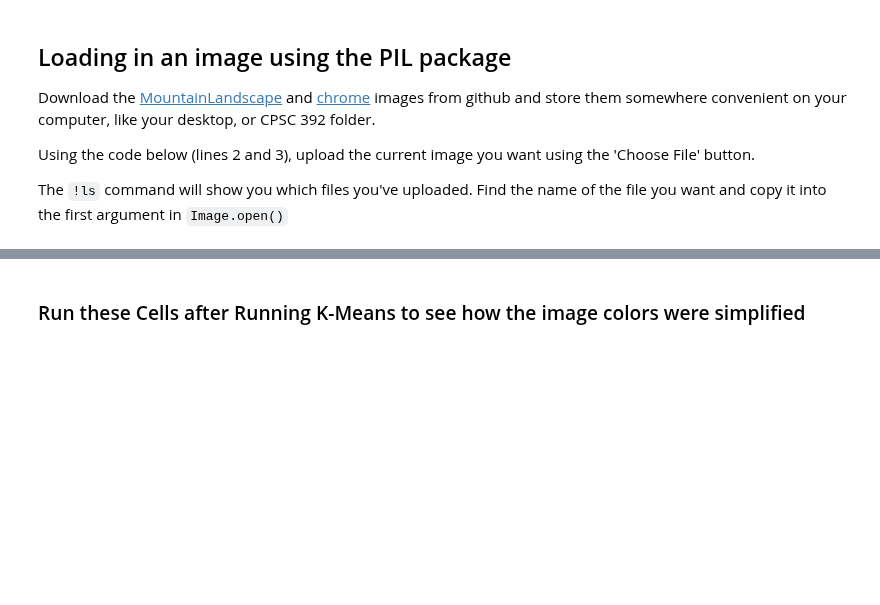
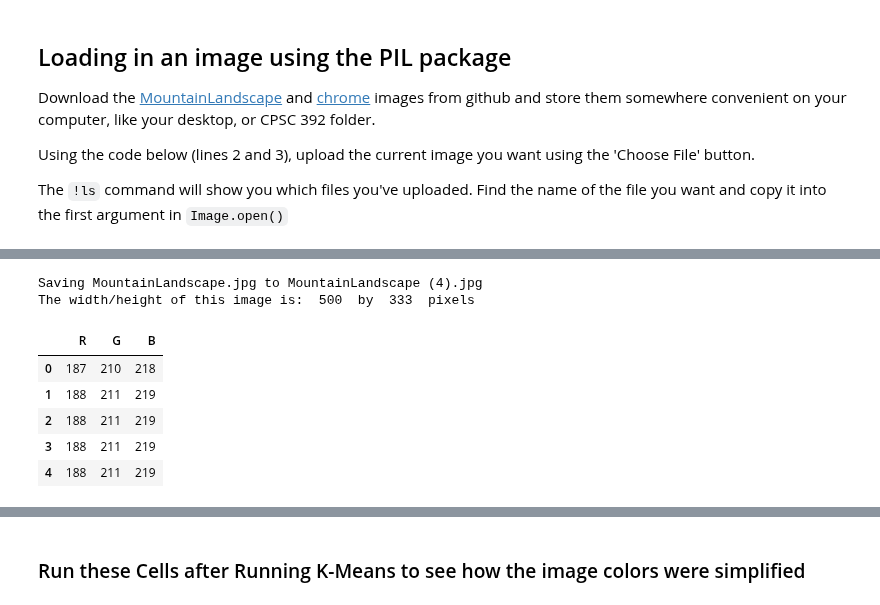
Before and after one commit to masonfarley18/CPSC-392, a Jupyter notebook: DBSCAN (1).ipynb, the cells around one changed output, grey strips where cells are left out. Drawn from its saved outputs; the diff is of its cells as text; code cells hidden in the pictures; blank space fills up the shorter version.

```diff
--- a/DBSCAN (1).ipynb
+++ b/DBSCAN (1).ipynb
@@ -170,6 +182,8 @@ Using the code below (lines 2 and 3), upload the current image you want using th
 The `!ls` command will show you which files you've uploaded. Find the name of the file you want and copy it into the first argument in `Image.open()`
 # %%
 # open the image
+uploaded = files.upload()
+
 mount = Image.open("MountainLandscape.jpg",'r')
 
 # grab the image size
@@ -192,3 +206,4 @@ print("The width/height of this image is: ", width, " by ", height, " pixels")
 feats = ["R", "G", "B"]
 
 mount_df.head()
+# %% [output]
@@ -195,3 +211,11 @@ mount_df.head()
+Saving MountainLandscape.jpg to MountainLandscape (4).jpg
+The width/height of this image is:  500  by  333  pixels
+|  | R | G | B |
+| 0 | 187 | 210 | 218 |
+| 1 | 188 | 211 | 219 |
+| 2 | 188 | 211 | 219 |
+| 3 | 188 | 211 | 219 |
+| 4 | 188 | 211 | 219 |
 # %%
 # show the image
 mount
```
Also changed, not shown: parts of 27 cells of this notebook.
